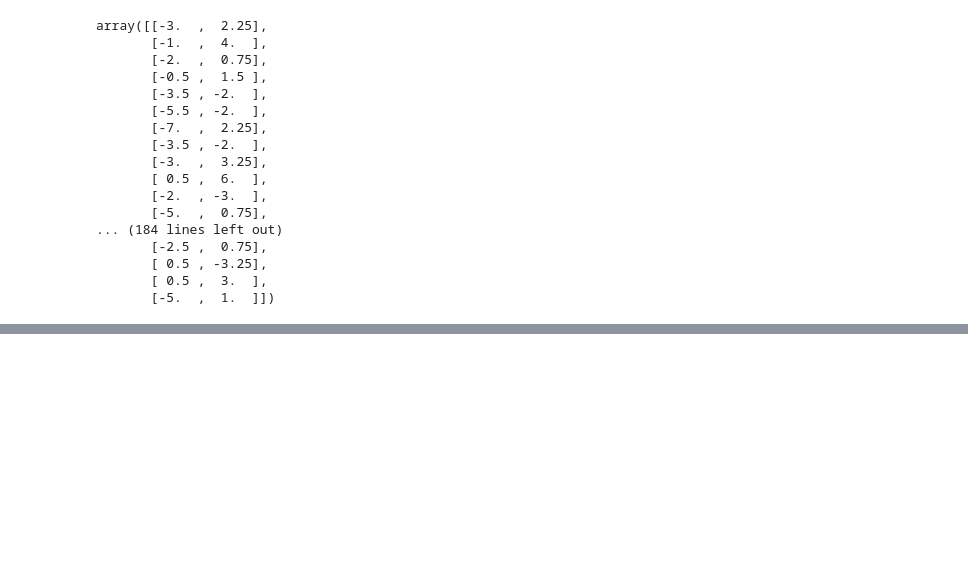
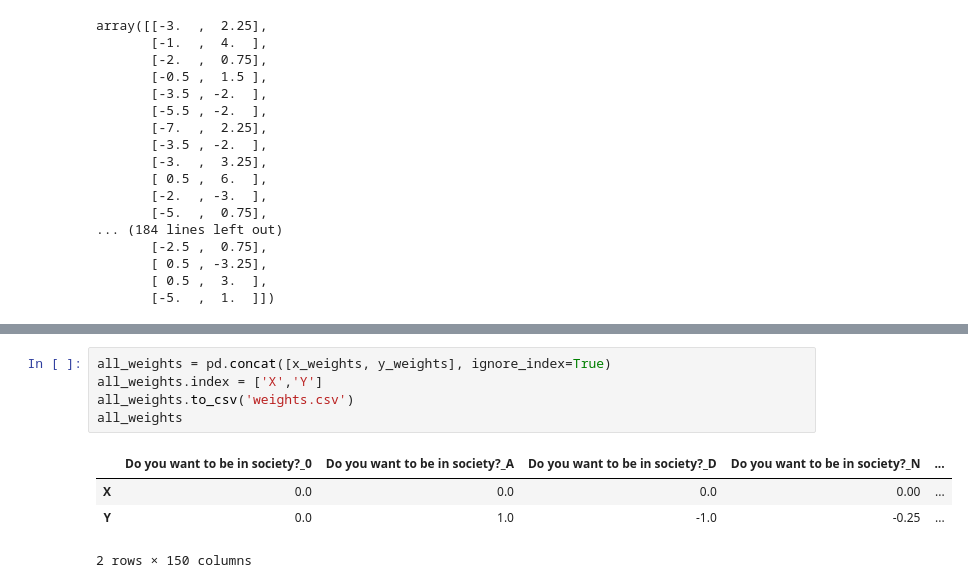
Before and after one commit to nathanielbd/normie-neural-networks, a Jupyter notebook: experiment.ipynb, the cells around one changed output, grey strips where cells are left out. Saved outputs shown, nothing was run; the diff lists cells and outputs as text; blank space fills up the shorter version.

```diff
--- a/experiment.ipynb
+++ b/experiment.ipynb
@@ -200 +204,11 @@ y_weights
 1 rows × 150 columns
+# %%
+all_weights = pd.concat([x_weights, y_weights], ignore_index=True)
+all_weights.index = ['X','Y']
+all_weights.to_csv('weights.csv')
+all_weights
+# %% [output]
+|  | Do you want to be in society?_0 | Do you want to be in society?_A | Do you want to be in society?_D | Do you want to be in society?_N | ... |
+| X | 0.0 | 0.0 | 0.0 | 0.00 | ... |
+| Y | 0.0 | 1.0 | -1.0 | -0.25 | ... |
+2 rows × 150 columns
```
Also changed, not shown: parts of 15 cells of this notebook, 8 other files.
